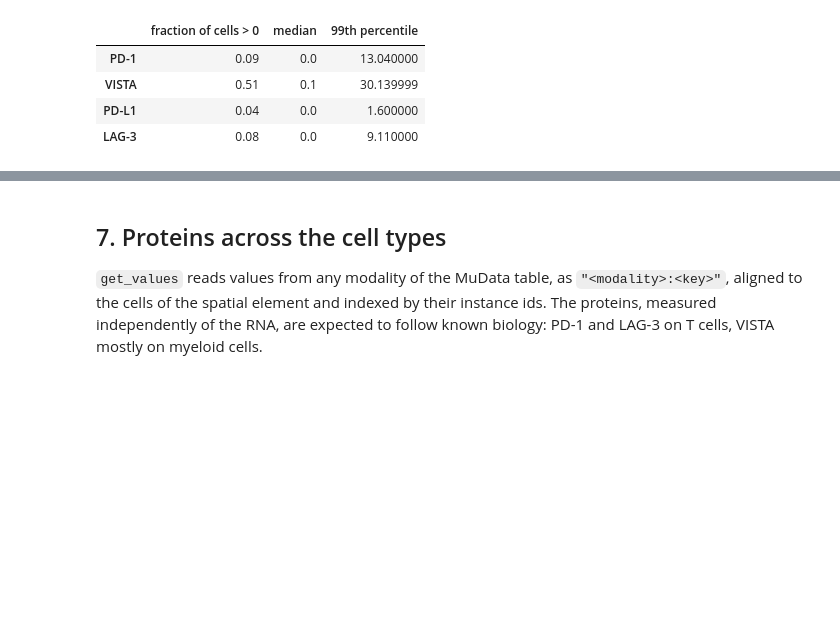
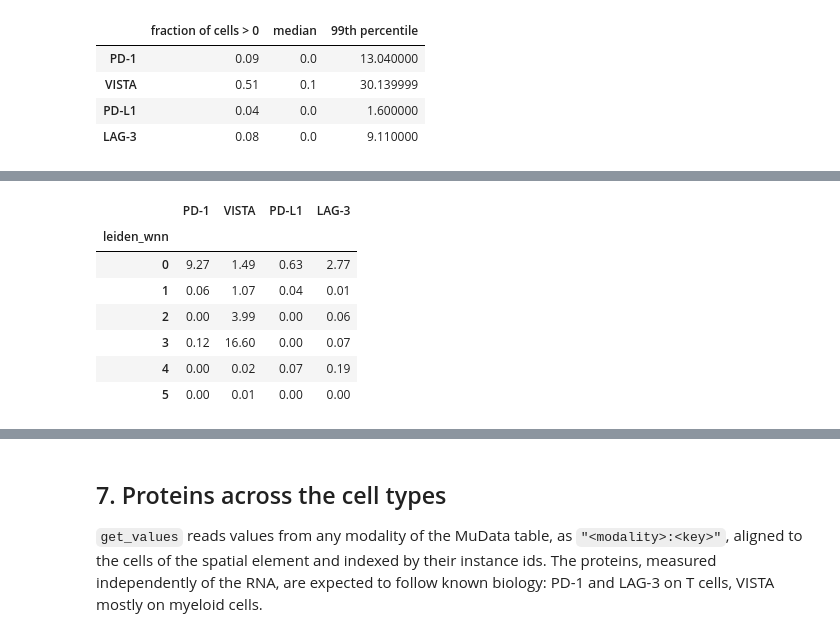
Before and after one commit to timtreis/spatialdata-multiomics-demo, a Jupyter notebook: notebooks/mudata_xenium_gene_protein.ipynb, the cells around one changed output, grey strips where cells are left out. Saved outputs shown, nothing was run; the diff lists cells and outputs as text; code cells hidden in the pictures; blank space fills up the shorter version.

```diff
--- a/notebooks/mudata_xenium_gene_protein.ipynb
+++ b/notebooks/mudata_xenium_gene_protein.ipynb
@@ -267,0 +335,12 @@ cells without signal for any of the 4 proteins: 148 of 334 (44%)
+# %%
+# mean protein intensity per joint cluster
+pd.DataFrame(intensity, columns=prot.var_names, index=mdata.obs_names).groupby(mdata.obs["leiden_wnn"]).mean().round(2)
+# %% [output]
+|  | PD-1 | VISTA | PD-L1 | LAG-3 |
+| leiden_wnn |  |  |  |  |
+| 0 | 9.27 | 1.49 | 0.63 | 2.77 |
+| 1 | 0.06 | 1.07 | 0.04 | 0.01 |
+| 2 | 0.00 | 3.99 | 0.00 | 0.06 |
+| 3 | 0.12 | 16.60 | 0.00 | 0.07 |
+| 4 | 0.00 | 0.02 | 0.07 | 0.19 |
+| 5 | 0.00 | 0.01 | 0.00 | 0.00 |
```
Also changed, not shown: parts of 13 cells of this notebook, 1 other file.
